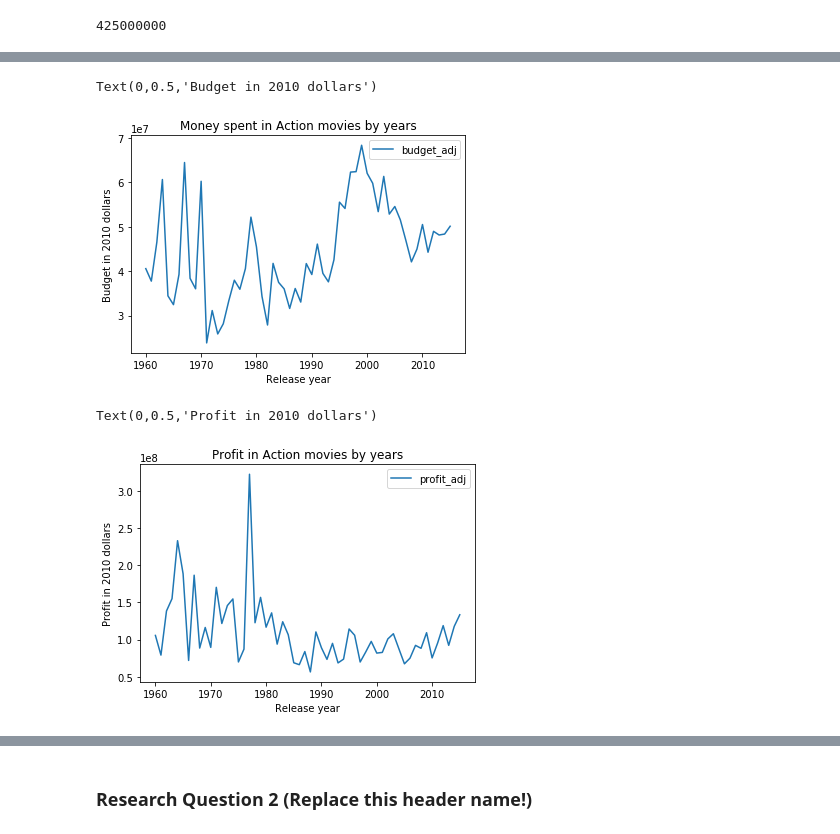
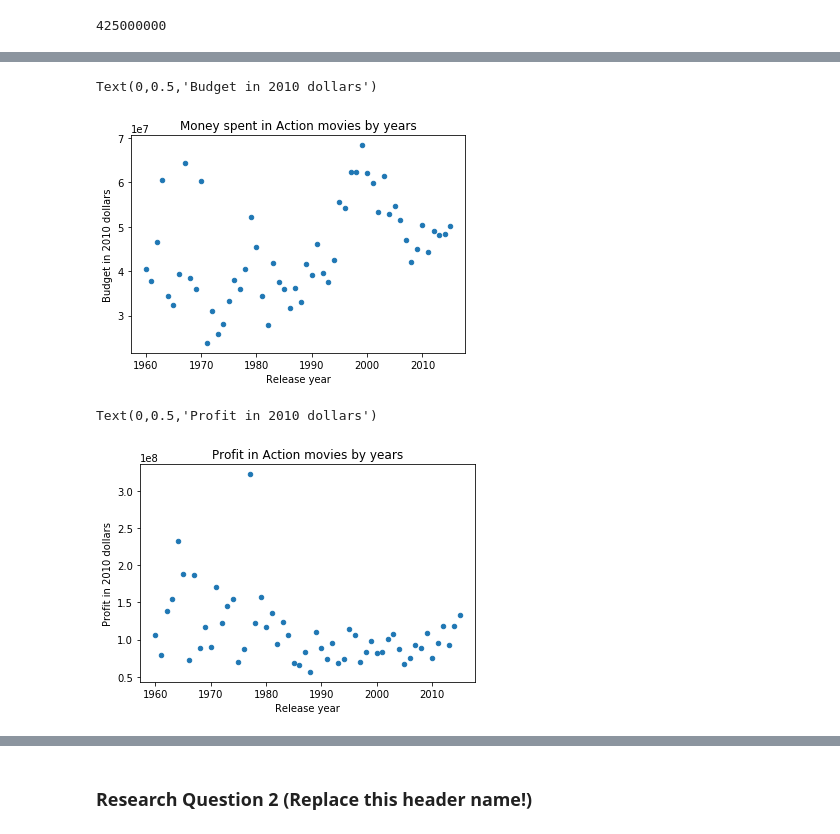
Before and after one commit to yagmurdalman/investigate-a-data-set, a Jupyter notebook: tmdb.ipynb, the cells around one changed output, grey strips where cells are left out. Cells and saved outputs as stored; diff of their text form; code cells hidden in the pictures.

```diff
--- a/tmdb.ipynb
+++ b/tmdb.ipynb
@@ -284,22 +297,22 @@ action.query('budget_adj == 425000000')
 |  | id | popularity | budget | revenue | original_title | director | runtime | genres | ... |
 | 2244 | 46528 | 0.25054 | 425000000 | 11087569 | The Warrior's Way | Sngmoo Lee | 100 | Adventure|Fantasy|Action|Western|... | ... |
 # %%
-action_m.plot(x='release_year', y='budget_adj', kind = 'line')
+action_m.plot(x='release_year', y='budget_adj', kind = 'scatter')
 plt.title('Money spent in Action movies by years')
 plt.xlabel('Release year')
 plt.ylabel('Budget in 2010 dollars')
 # %% [output]
 Text(0,0.5,'Budget in 2010 dollars')
-[figure, old version]
+[figure, new version]
 # %%
 df_1 = df.query('vote_count >= 1000')
 # %%
 action_p = action.groupby('release_year', as_index=False)['profit_adj'].mean()
 # %%
-action_p.plot(x='release_year', y='profit_adj', kind = 'line')
+action_p.plot(x='release_year', y='profit_adj', kind = 'scatter')
 plt.title('Profit in Action movies by years')
 plt.xlabel('Release year')
 plt.ylabel('Profit in 2010 dollars')
 # %% [output]
 Text(0,0.5,'Profit in 2010 dollars')
-[figure, old version]
+[figure, new version]
```
Also changed, not shown: parts of 7 cells of this notebook.
